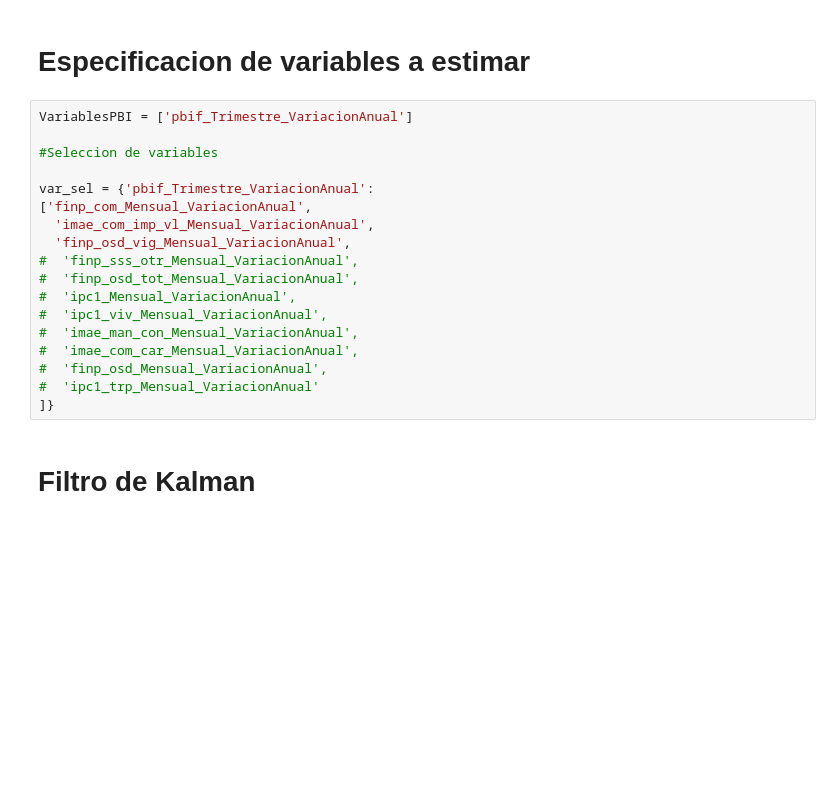
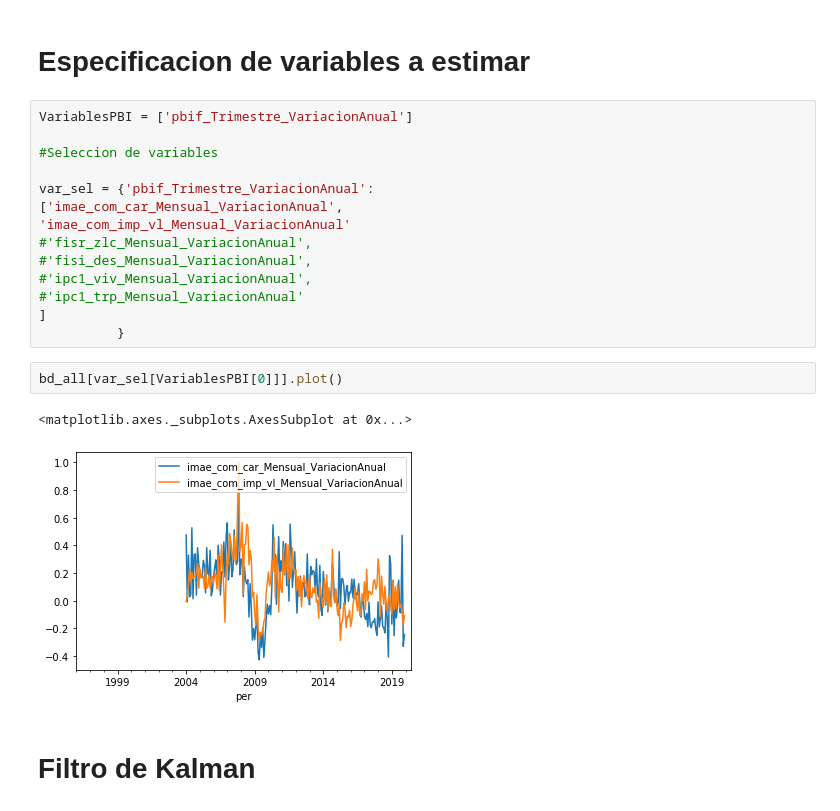
Before and after one commit to ApoyoAnalytics/PIBNowcast, a Jupyter notebook: Kalman.ipynb, the cells around one changed output. Drawn from its saved outputs; the diff is of its cells as text; blank space fills up the shorter version.

```diff
--- a/Kalman.ipynb
+++ b/Kalman.ipynb
@@ -44,18 +44,19 @@ VariablesPBI = ['pbif_Trimestre_VariacionAnual']
 #Seleccion de variables
 
 var_sel = {'pbif_Trimestre_VariacionAnual':
-['finp_com_Mensual_VariacionAnual',
-  'imae_com_imp_vl_Mensual_VariacionAnual',
-  'finp_osd_vig_Mensual_VariacionAnual',
-#  'finp_sss_otr_Mensual_VariacionAnual',
-#  'finp_osd_tot_Mensual_VariacionAnual',
-#  'ipc1_Mensual_VariacionAnual',
-#  'ipc1_viv_Mensual_VariacionAnual',
-#  'imae_man_con_Mensual_VariacionAnual',
-#  'imae_com_car_Mensual_VariacionAnual',
-#  'finp_osd_Mensual_VariacionAnual',
-#  'ipc1_trp_Mensual_VariacionAnual'
-]}
+['imae_com_car_Mensual_VariacionAnual',
+'imae_com_imp_vl_Mensual_VariacionAnual'
+#'fisr_zlc_Mensual_VariacionAnual',
+#'fisi_des_Mensual_VariacionAnual',
+#'ipc1_viv_Mensual_VariacionAnual',
+#'ipc1_trp_Mensual_VariacionAnual'
+]
+          }
+# %%
+bd_all[var_sel[VariablesPBI[0]]].plot()
+# %% [output]
+<matplotlib.axes._subplots.AxesSubplot at 0x...>
+[figure, added]
 # %% [markdown]
 #  Filtro de Kalman
 # %% [markdown]
```
Also changed, not shown: parts of 2 cells of this notebook, 7 other files.
